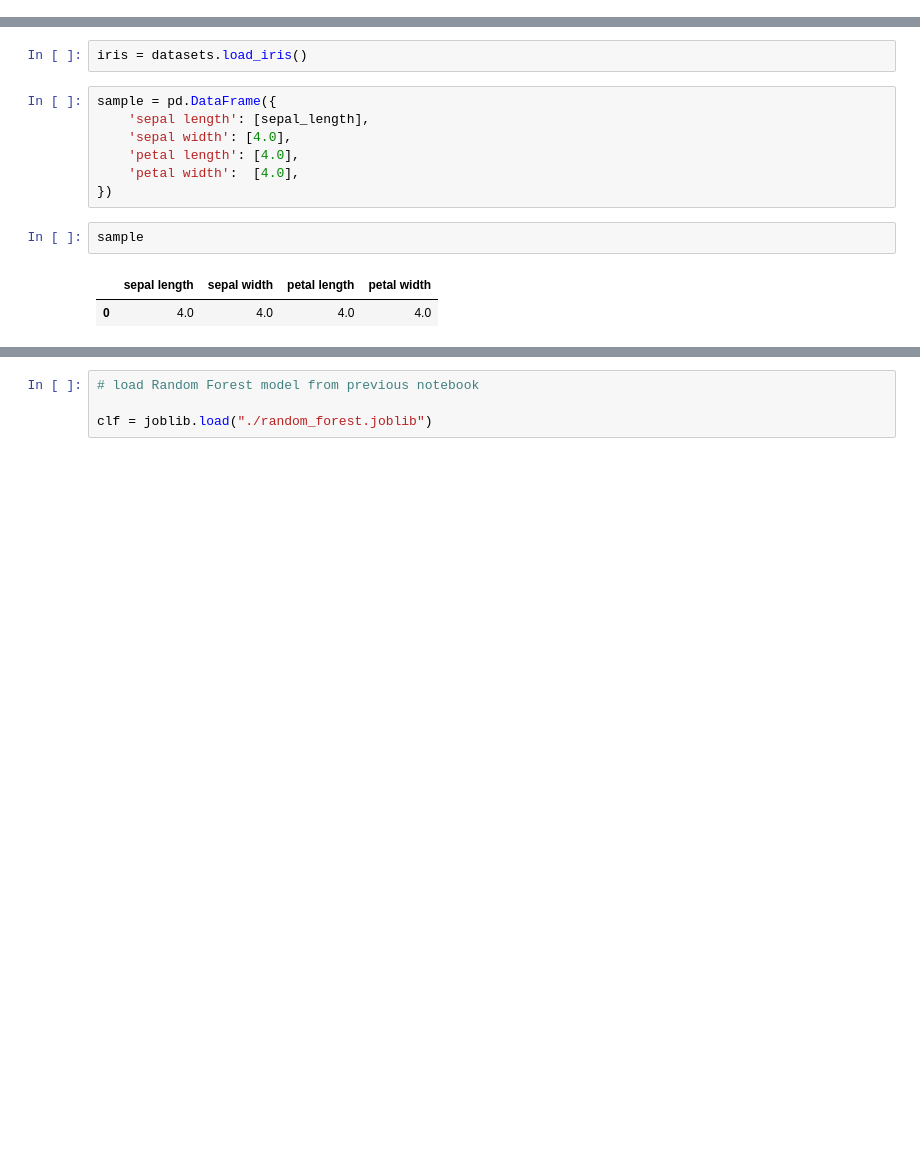
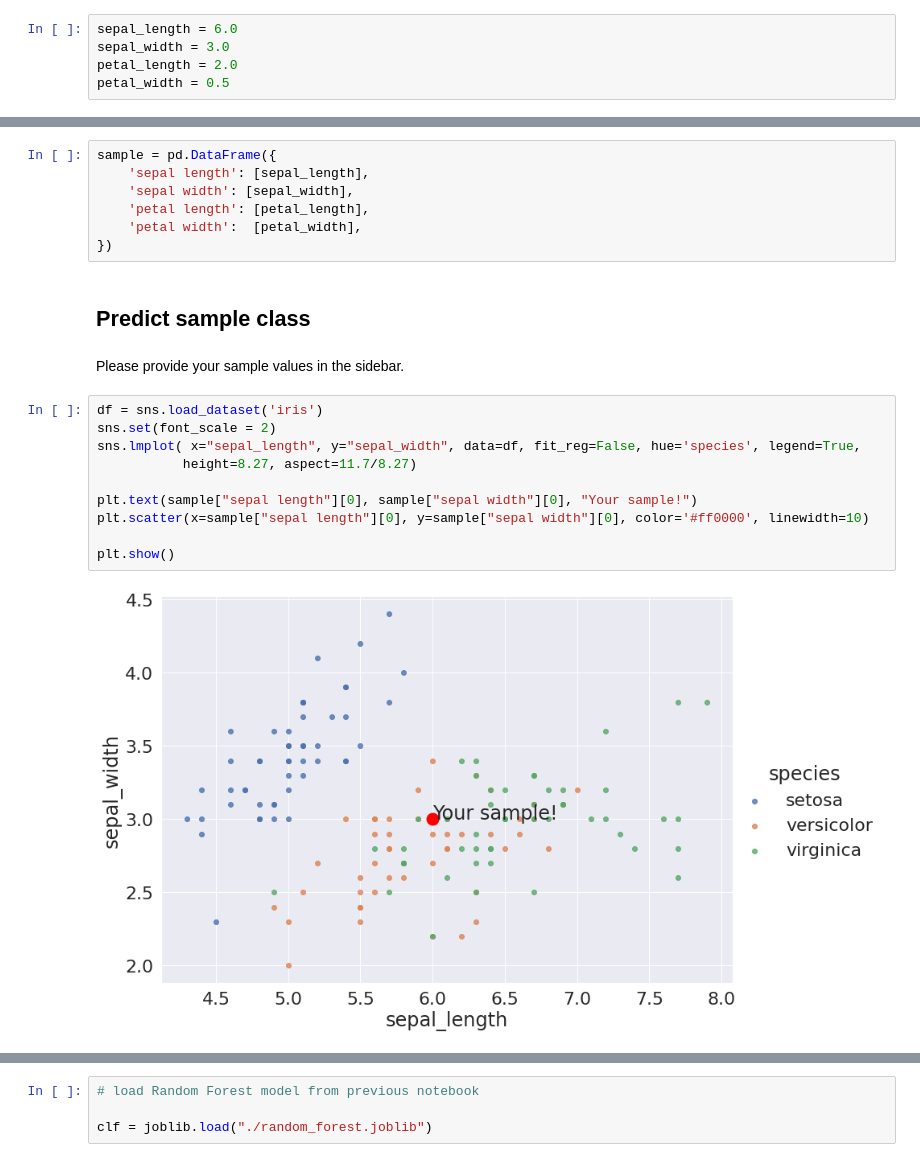
Before and after one commit to pplonski/ml-model-slides, a Jupyter notebook: predict-ML-model.ipynb, the cells around one changed output, grey strips where cells are left out. Cells and saved outputs as stored; diff of their text form; blank space fills up the shorter version.

Commit message:
predict with ML model

```diff
--- a/predict-ML-model.ipynb
+++ b/predict-ML-model.ipynb
@@ -15,3 +41,8 @@ sepal_length = 4.0
+# %%
+sepal_length = 6.0
+sepal_width = 3.0
+petal_length = 2.0
+petal_width = 0.5
 # %%
 
 import joblib
@@ -28,14 +61,23 @@ import seaborn as sns
-# %%
-iris = datasets.load_iris()
 # %%
 sample = pd.DataFrame({
     'sepal length': [sepal_length],
-    'sepal width': [4.0],
-    'petal length': [4.0],
-    'petal width':  [4.0],
+    'sepal width': [sepal_width],
+    'petal length': [petal_length],
+    'petal width':  [petal_width],
 })
-# %%
-sample
-# %% [output]
-|  | sepal length | sepal width | petal length | petal width |
-| 0 | 4.0 | 4.0 | 4.0 | 4.0 |
+# %% [markdown]
+## Predict sample class
+# %% [markdown]
+Please provide your sample values in the sidebar.
+# %%
+df = sns.load_dataset('iris')
+sns.set(font_scale = 2)
+sns.lmplot( x="sepal_length", y="sepal_width", data=df, fit_reg=False, hue='species', legend=True,
+           height=8.27, aspect=11.7/8.27)
+
+plt.text(sample["sepal length"][0], sample["sepal width"][0], "Your sample!")
+plt.scatter(x=sample["sepal length"][0], y=sample["sepal width"][0], color='#ff0000', linewidth=10)
+
+plt.show()
+# %% [output]
+[figure, added]
```
Also changed, not shown: parts of 8 cells of this notebook.
